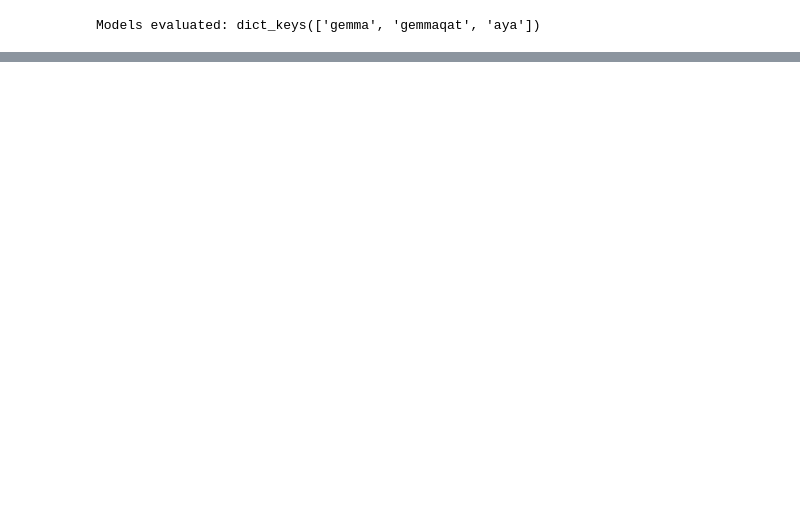
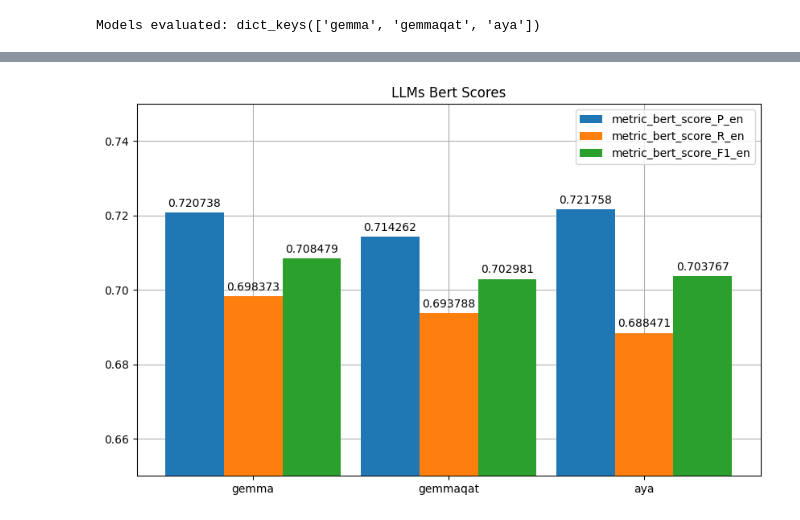
Before and after one commit to atrokos/Reg-Spec-QA, a Jupyter notebook: eval_results.ipynb, the cells around one changed output, grey strips where cells are left out. Drawn from its saved outputs; the diff is of its cells as text; code cells hidden in the pictures; blank space fills up the shorter version.

```diff
--- a/eval_results.ipynb
+++ b/eval_results.ipynb
@@ -48,0 +54,4 @@ metric_bert_score_F1_cz [0.7103013392857144, 0.7099174107142857, 0.7042799107142
+# %%
+plot_attributes(attributes_en, ylim=(0.65, 0.75), barwidth=0.3, savepath=None)
+# %% [output]
+[figure, added]
```
Also changed, not shown: parts of 4 cells of this notebook.
